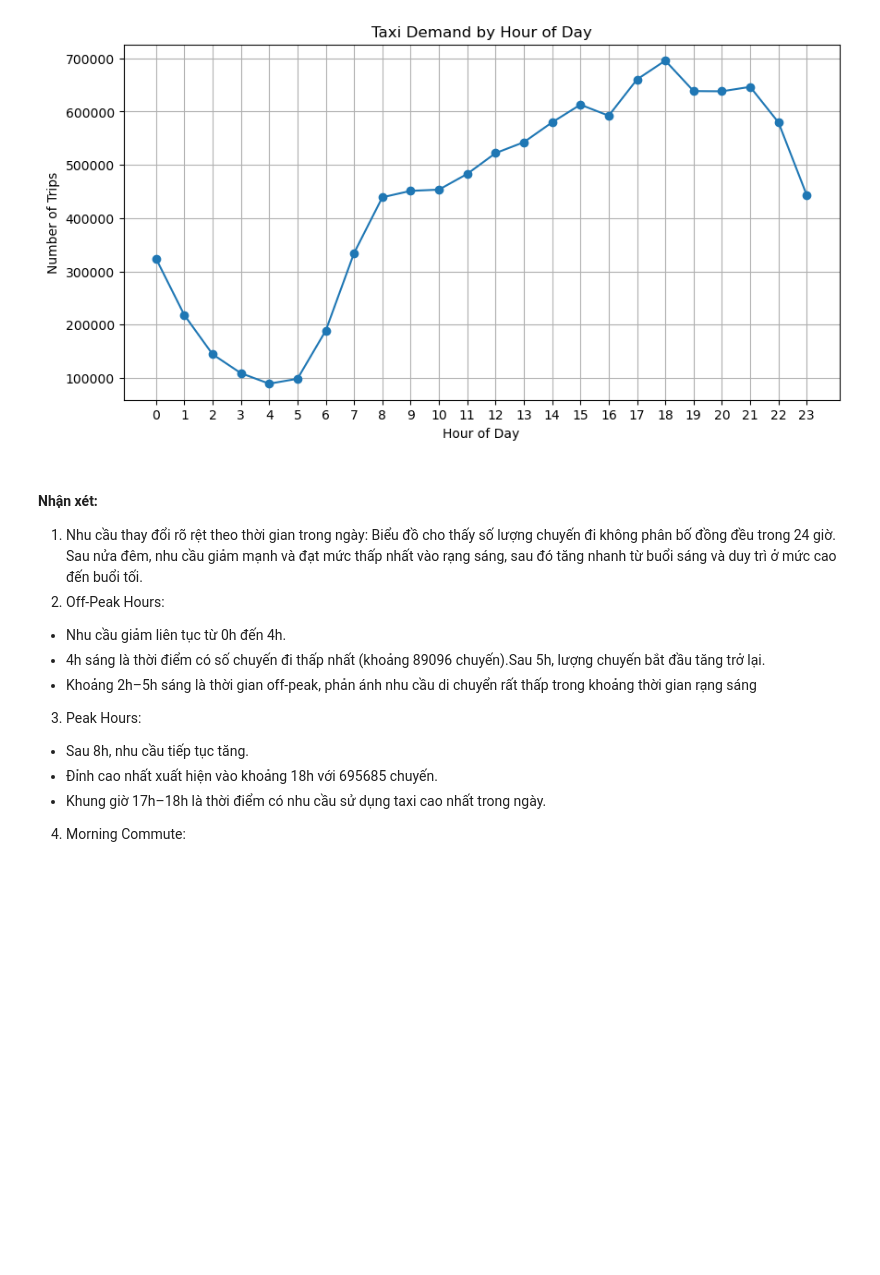
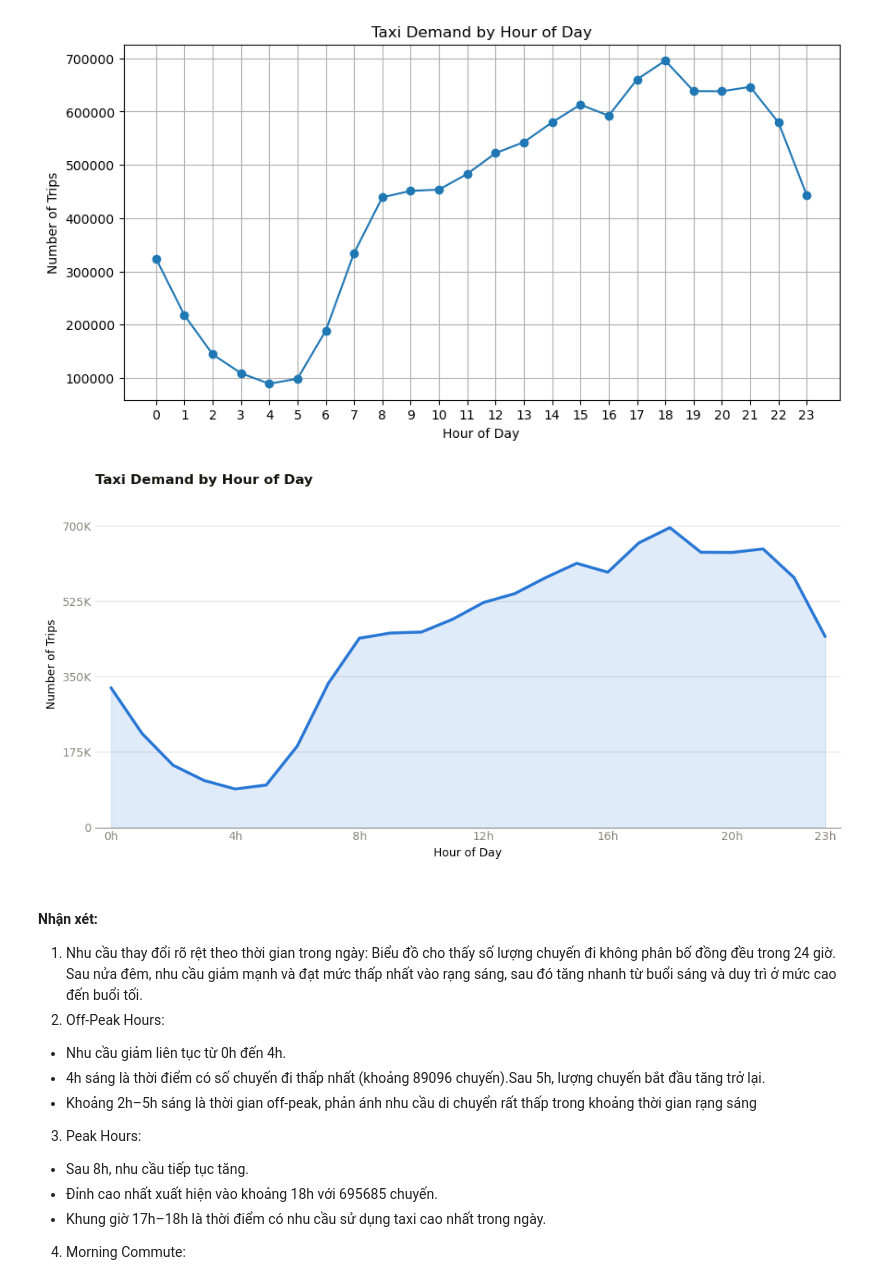
Before and after one commit to nguyennkhanhlinh/Growth-Experimentation-Project-for-Ride-Hailing-Promotions, a Jupyter notebook: 2. Time_pattern_analysis.ipynb, the cells around one changed output. Drawn from its saved outputs; the diff is of its cells as text; code cells hidden in the pictures; blank space fills up the shorter version.

```diff
--- a/2. Time_pattern_analysis.ipynb
+++ b/2. Time_pattern_analysis.ipynb
@@ -189,6 +189,43 @@ plt.grid(True)
 plt.show()
 # %% [output]
 [figure]
+# %%
+# Biểu đồ nhu cầu theo giờ — dạng area, nền trắng, màu xanh
+import matplotlib.pyplot as plt
+
+hours = hourly_trips["pickup_hour"].to_numpy()
+trips = hourly_trips["trips"].to_numpy()
+
+BLUE, INK, MUTED = "#2a78d6", "#16150E", "#8A867A"
+
+fig, ax = plt.subplots(figsize=(10, 5))
+
+# Vùng nền + đường
+ax.fill_between(hours, trips, color=BLUE, alpha=0.14, zorder=1)
+ax.plot(hours, trips, color=BLUE, linewidth=2.6, solid_capstyle="round", zorder=2)
+
+# Trục & lưới
+ax.set_title("Taxi Demand by Hour of Day", loc="left",
+             color=INK, fontweight="bold", fontsize=12, pad=14)
+ax.set_xlabel("Hour of Day")
+ax.set_ylabel("Number of Trips")
+ax.set_yticks([0, 175000, 350000, 525000, 700000])
+ax.set_yticklabels(["0", "175K", "350K", "525K", "700K"])
+ax.set_xticks([0, 4, 8, 12, 16, 20, 23])
+ax.set_xticklabels(["0h", "4h", "8h", "12h", "16h", "20h", "23h"])
+ax.set_xlim(-0.5, 23.5)
+ax.set_ylim(0, 760000)
+
+ax.grid(axis="y", color=INK, alpha=0.09, linewidth=1)
+for s in ["top", "right", "left"]:
+    ax.spines[s].set_visible(False)
+ax.spines["bottom"].set_color(MUTED)
+ax.tick_params(colors=MUTED, length=0)
+
+plt.tight_layout()
+plt.show()
+# %% [output]
+[figure, added]
 # %% [markdown]
 #### Nhận xét:
 1. Nhu cầu thay đổi rõ rệt theo thời gian trong ngày: Biểu đồ cho thấy số lượng chuyến đi không phân bố đồng đều trong 24 giờ. Sau nửa đêm, nhu cầu giảm mạnh và đạt mức thấp nhất vào rạng sáng, sau đó tăng nhanh từ buổi sáng và duy trì ở mức cao đến buổi tối.
```
Also changed, not shown: parts of 8 cells of this notebook, 3 other files.
